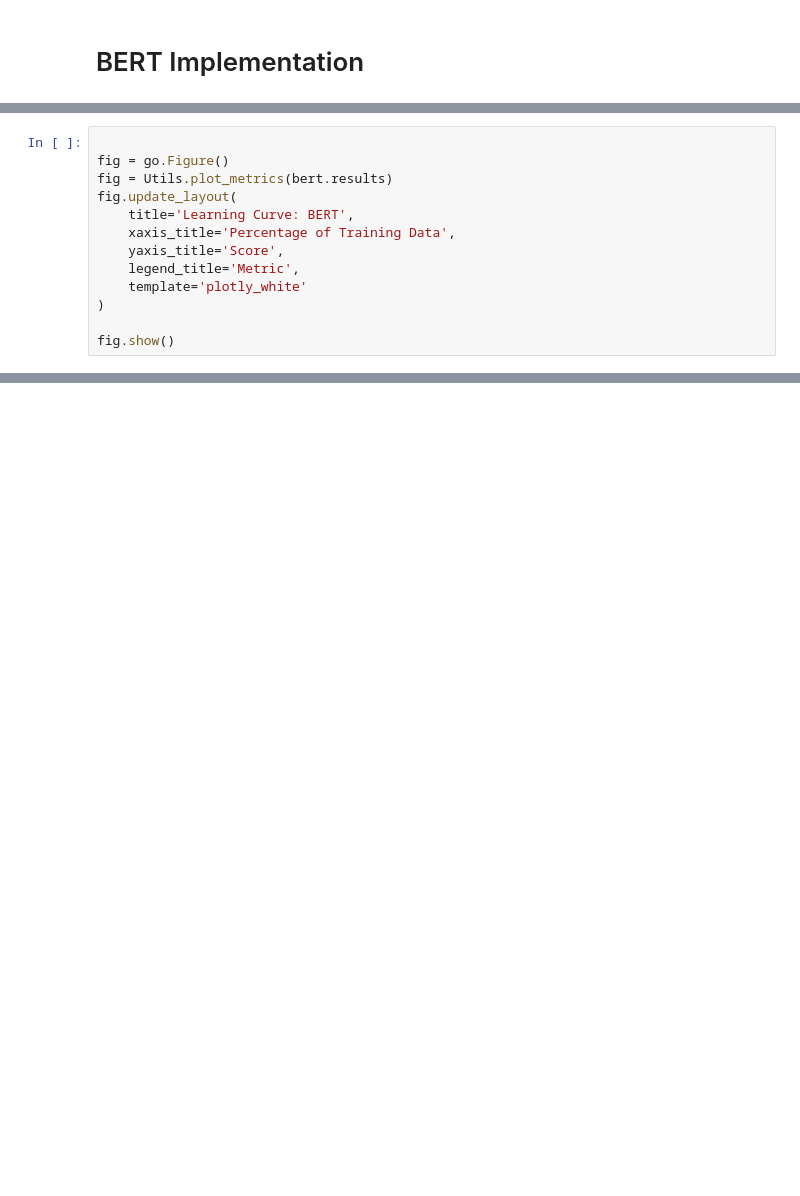
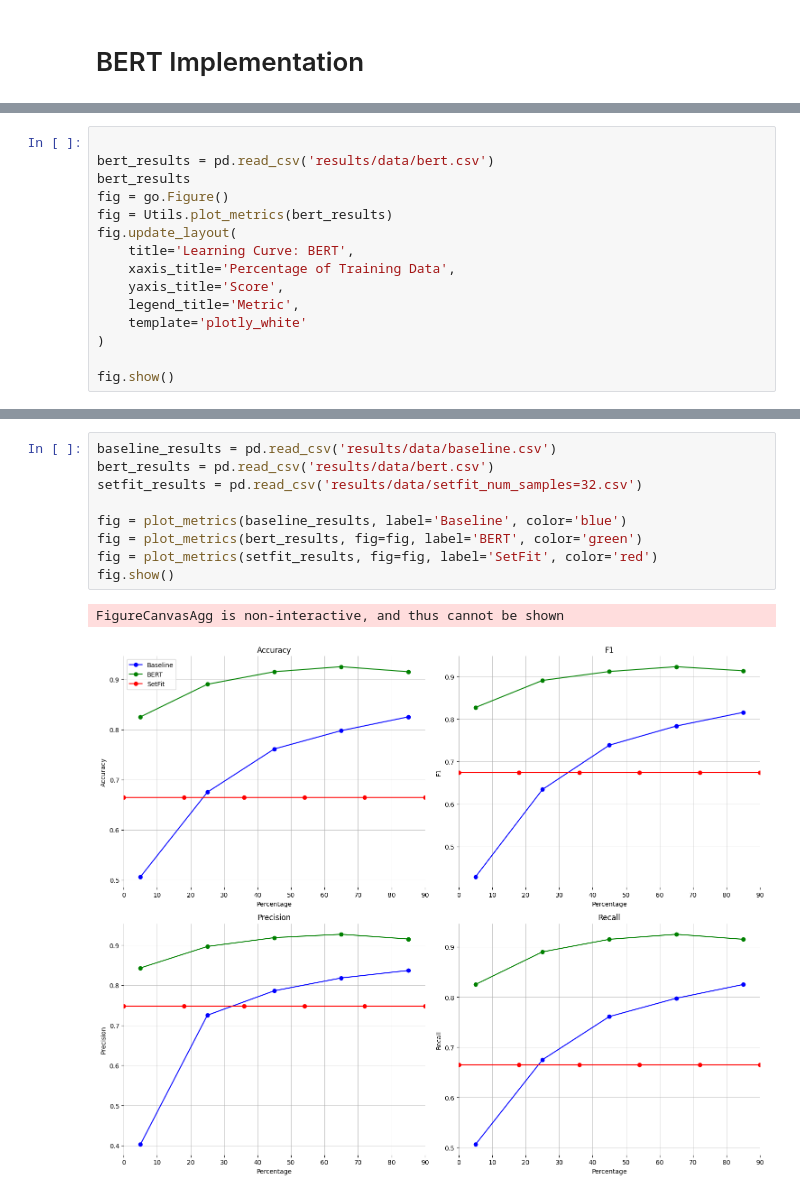
Before and after one commit to r-uben/2024_bse_summer_school, a Jupyter notebook: homework/hw2.ipynb, the cells around one changed output, grey strips where cells are left out. Cells and saved outputs as stored; diff of their text form; blank space fills up the shorter version.

```diff
--- a/homework/hw2.ipynb
+++ b/homework/hw2.ipynb
@@ -96,7 +125,9 @@ bert.results.head()
 # %%
 
+bert_results = pd.read_csv('results/data/bert.csv')
+bert_results
 fig = go.Figure()
-fig = Utils.plot_metrics(bert.results)
+fig = Utils.plot_metrics(bert_results)
 fig.update_layout(
     title='Learning Curve: BERT',
     xaxis_title='Percentage of Training Data',
@@ -108,0 +182,12 @@ fig.show()
+# %%
+baseline_results = pd.read_csv('results/data/baseline.csv')
+bert_results = pd.read_csv('results/data/bert.csv')
+setfit_results = pd.read_csv('results/data/setfit_num_samples=32.csv')
+
+fig = plot_metrics(baseline_results, label='Baseline', color='blue')
+fig = plot_metrics(bert_results, fig=fig, label='BERT', color='green')
+fig = plot_metrics(setfit_results, fig=fig, label='SetFit', color='red')
+fig.show()
+# %% [output]
+FigureCanvasAgg is non-interactive, and thus cannot be shown
+[figure, added]
```
Also changed, not shown: parts of 26 cells of this notebook, 13 other files.
